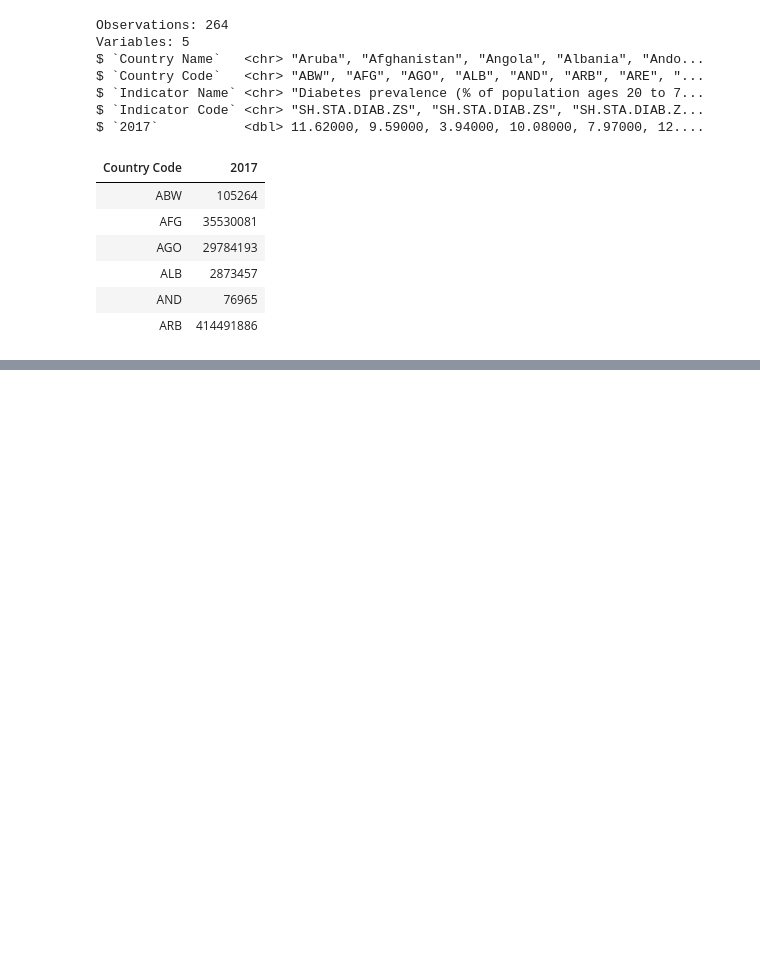
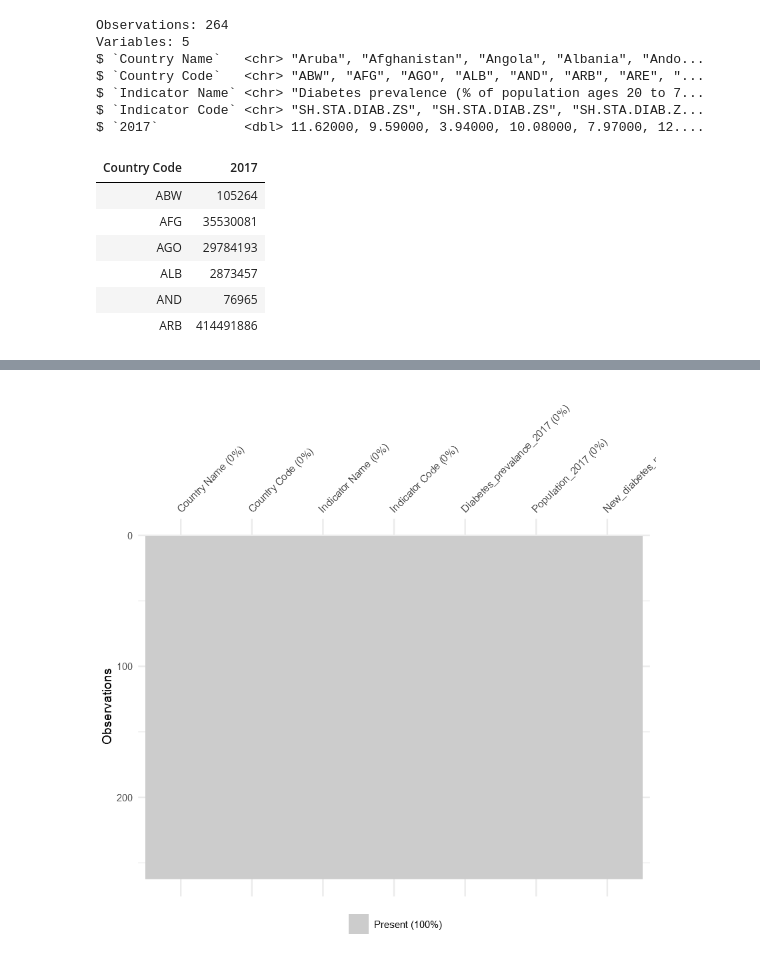
Before and after one commit to nll23/diabetes_wrangling, a Jupyter notebook: Data_countries.ipynb, the cells around one changed output, grey strips where cells are left out. Cells and saved outputs as stored; diff of their text form; code cells hidden in the pictures; blank space fills up the shorter version.

```diff
--- a/Data_countries.ipynb
+++ b/Data_countries.ipynb
@@ -150,0 +172,3 @@ diabetes_population %>% mutate(New_diabetes_population=(Diabetes_prevalance_2017
+# %%
+diabetes_free_countries<-diabetes_free_countries %>% drop_na(Population_2017)
+diabetes_population<-diabetes_population %>% drop_na(Population_2017)
@@ -150,0 +189,7 @@ diabetes_population %>% mutate(New_diabetes_population=(Diabetes_prevalance_2017
+# %%
+diabetes_free_countries<-diabetes_free_countries %>% replace_na(list(Diabetes_prevalance_2017=0,New_diabetes_population=0))
+diabetes_population<-diabetes_population %>% replace_na(list(Diabetes_prevalance_2017=0,New_diabetes_population=0))
+# %%
+diabetes_population %>% vis_miss()
+# %% [output]
+[figure, added]
```
Also changed, not shown: parts of 7 cells of this notebook.
